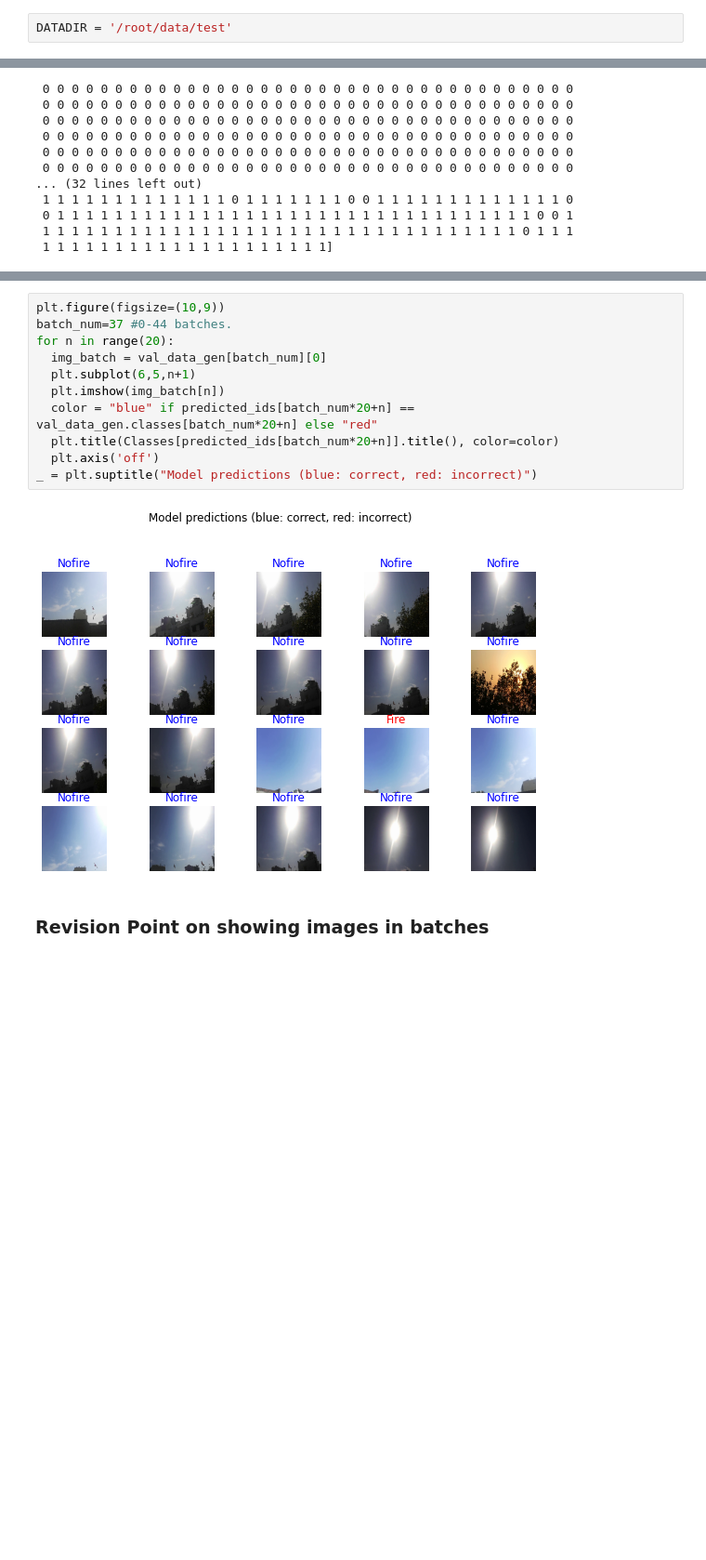
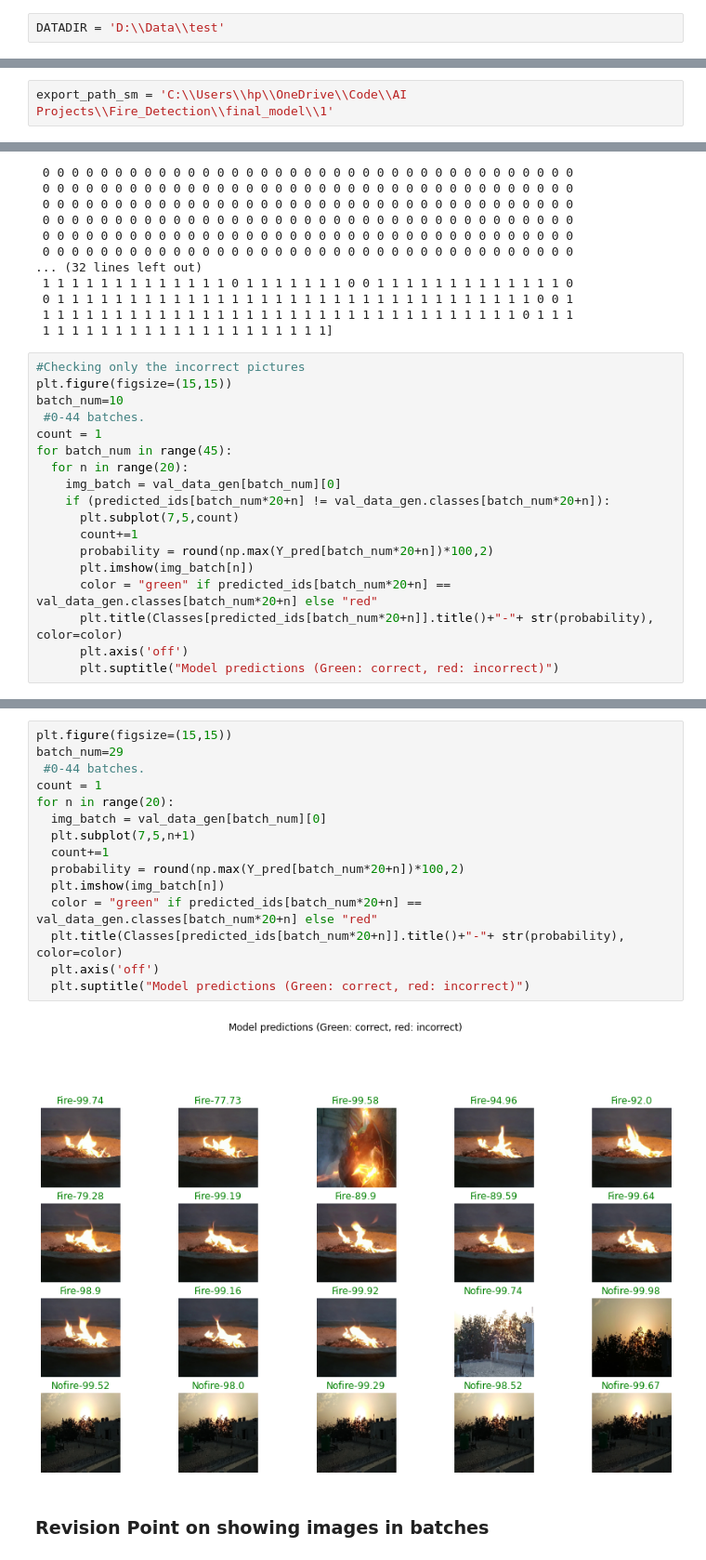
Before and after one commit to SwiftyIsSwaggy/AI-Projects, a Jupyter notebook: Fire_Detection/test.ipynb, the cells around one changed output, grey strips where cells are left out. Shown at 93% size. Cells and saved outputs as stored; diff of their text form; blank space fills up the shorter version.

```diff
--- a/Fire_Detection/test.ipynb
+++ b/Fire_Detection/test.ipynb
@@ -22,2 +22,2 @@ Classes = ['Fire', 'NoFire']
 # %%
-DATADIR = '/root/data/test'
+DATADIR = 'D:\\Data\\test'
@@ -46,3 +43,5 @@ export_path_sm = '/root/.keras/datasets/final_model'
+# %%
+export_path_sm = 'C:\\Users\\hp\\OneDrive\\Code\\AI Projects\\Fire_Detection\\final_model\\1'
 # %%
 reload_sm_keras = tf.keras.models.load_model(
   export_path_sm,
@@ -123,3 +132,21 @@ Labels:  [0 0 0 0 0 0 0 0 0 0 0 0 0 0 0 0 0 0 0 0 0 0 0 0 0 0 0 0 0 0 0 0 0 0 0
  0 1 1 1 1 1 1 1 1 1 1 1 1 1 1 1 1 1 1 1 1 1 1 1 1 1 1 1 1 1 1 1 1 1 0 0 1
  1 1 1 1 1 1 1 1 1 1 1 1 1 1 1 1 1 1 1 1 1 1 1 1 1 1 1 1 1 1 1 1 1 0 1 1 1
  1 1 1 1 1 1 1 1 1 1 1 1 1 1 1 1 1 1 1 1]
+# %%
+#Checking only the incorrect pictures
+plt.figure(figsize=(15,15))
+batch_num=10
+ #0-44 batches.
+count = 1
+for batch_num in range(45):
+  for n in range(20):
+    img_batch = val_data_gen[batch_num][0]
+    if (predicted_ids[batch_num*20+n] != val_data_gen.classes[batch_num*20+n]):
+      plt.subplot(7,5,count)
+      count+=1
+      probability = round(np.max(Y_pred[batch_num*20+n])*100,2)
+      plt.imshow(img_batch[n])
+      color = "green" if predicted_ids[batch_num*20+n] == val_data_gen.classes[batch_num*20+n] else "red"
+      plt.title(Classes[predicted_ids[batch_num*20+n]].title()+"-"+ str(probability), color=color)
+      plt.axis('off')
+      plt.suptitle("Model predictions (Green: correct, red: incorrect)")
@@ -126,16 +156,20 @@ Labels:  [0 0 0 0 0 0 0 0 0 0 0 0 0 0 0 0 0 0 0 0 0 0 0 0 0 0 0 0 0 0 0 0 0 0 0
 # %%
-plt.figure(figsize=(10,9))
-batch_num=37 #0-44 batches.
+plt.figure(figsize=(15,15))
+batch_num=29
+ #0-44 batches.
+count = 1
 for n in range(20):
   img_batch = val_data_gen[batch_num][0]
-  plt.subplot(6,5,n+1)
+  plt.subplot(7,5,n+1)
+  count+=1
+  probability = round(np.max(Y_pred[batch_num*20+n])*100,2)
   plt.imshow(img_batch[n])
-  color = "blue" if predicted_ids[batch_num*20+n] == val_data_gen.classes[batch_num*20+n] else "red"
-  plt.title(Classes[predicted_ids[batch_num*20+n]].title(), color=color)
+  color = "green" if predicted_ids[batch_num*20+n] == val_data_gen.classes[batch_num*20+n] else "red"
+  plt.title(Classes[predicted_ids[batch_num*20+n]].title()+"-"+ str(probability), color=color)
   plt.axis('off')
-_ = plt.suptitle("Model predictions (blue: correct, red: incorrect)")
+  plt.suptitle("Model predictions (Green: correct, red: incorrect)")
 # %% [output]
-[figure, old version]
+[figure, new version]
 # %% [markdown]
 ### Revision Point on showing images in batches
 # %%
```
Also changed, not shown: parts of 13 cells of this notebook, 3 other files.
